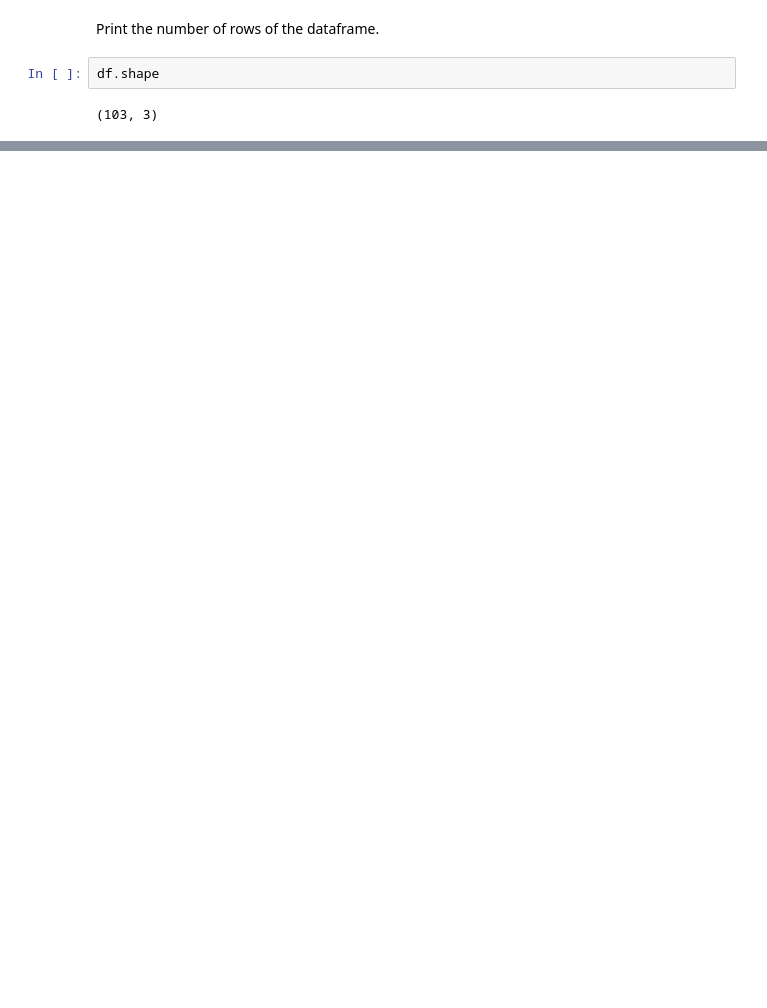
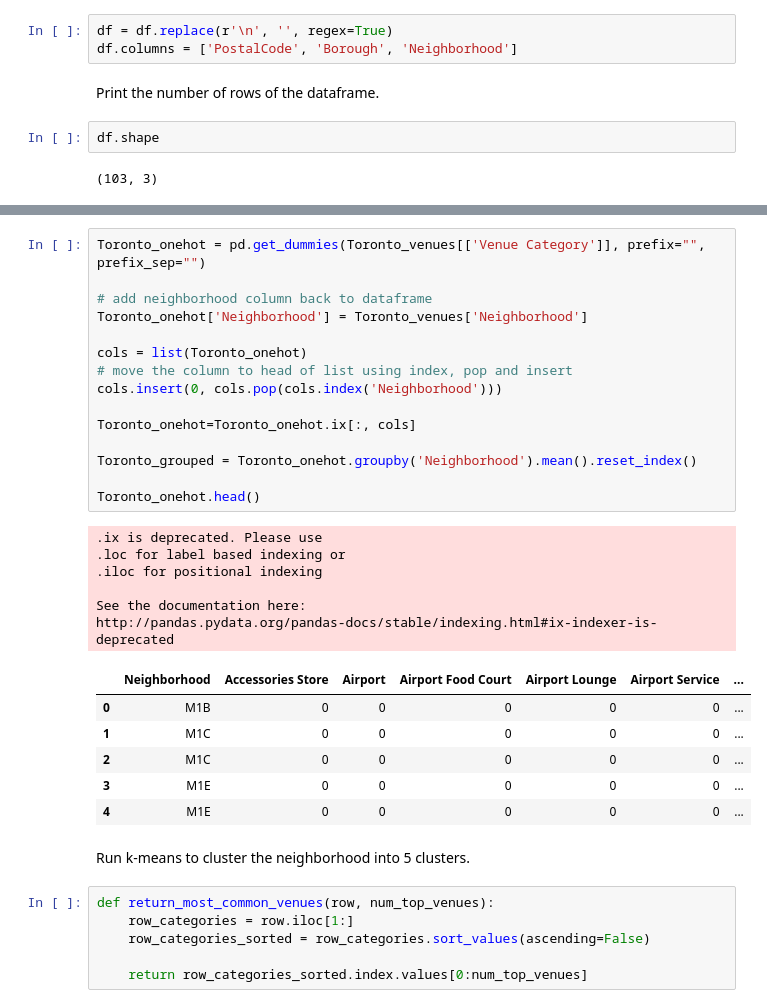
Before and after one commit to LiangG81/Coursera_Capstone, a Jupyter notebook: Neighborhoods in Toronto Get Data.ipynb, the cells around one changed output, grey strips where cells are left out. Saved outputs shown, nothing was run; the diff lists cells and outputs as text; blank space fills up the shorter version.

```diff
--- a/Neighborhoods in Toronto Get Data.ipynb
+++ b/Neighborhoods in Toronto Get Data.ipynb
@@ -116,3 +79,6 @@ df['Neighbrhood'] = np.where(df['Neighbrhood'] == 'Not assigned', df['Borough'],
+# %%
+df = df.replace(r'\n', '', regex=True)
+df.columns = ['PostalCode', 'Borough', 'Neighborhood']
 # %% [markdown]
 Print the number of rows of the dataframe.
 # %%
@@ -121,0 +220,36 @@ df.shape
+# %%
+Toronto_onehot = pd.get_dummies(Toronto_venues[['Venue Category']], prefix="", prefix_sep="")
+
+# add neighborhood column back to dataframe
+Toronto_onehot['Neighborhood'] = Toronto_venues['Neighborhood']
+
+cols = list(Toronto_onehot)
+# move the column to head of list using index, pop and insert
+cols.insert(0, cols.pop(cols.index('Neighborhood')))
+
+Toronto_onehot=Toronto_onehot.ix[:, cols]
+
+Toronto_grouped = Toronto_onehot.groupby('Neighborhood').mean().reset_index()
+
+Toronto_onehot.head()
+# %% [output]
+.ix is deprecated. Please use
+.loc for label based indexing or
+.iloc for positional indexing
+
+See the documentation here:
+http://pandas.pydata.org/pandas-docs/stable/indexing.html#ix-indexer-is-deprecated
+|  | Neighborhood | Accessories Store | Airport | Airport Food Court | Airport Lounge | Airport Service | ... |
+| 0 | M1B | 0 | 0 | 0 | 0 | 0 | ... |
+| 1 | M1C | 0 | 0 | 0 | 0 | 0 | ... |
+| 2 | M1C | 0 | 0 | 0 | 0 | 0 | ... |
+| 3 | M1E | 0 | 0 | 0 | 0 | 0 | ... |
+| 4 | M1E | 0 | 0 | 0 | 0 | 0 | ... |
+# %% [markdown]
+Run k-means to cluster the neighborhood into 5 clusters.
+# %%
+def return_most_common_venues(row, num_top_venues):
+    row_categories = row.iloc[1:]
+    row_categories_sorted = row_categories.sort_values(ascending=False)
+
+    return row_categories_sorted.index.values[0:num_top_venues]
```
Also changed, not shown: parts of 27 cells of this notebook.
